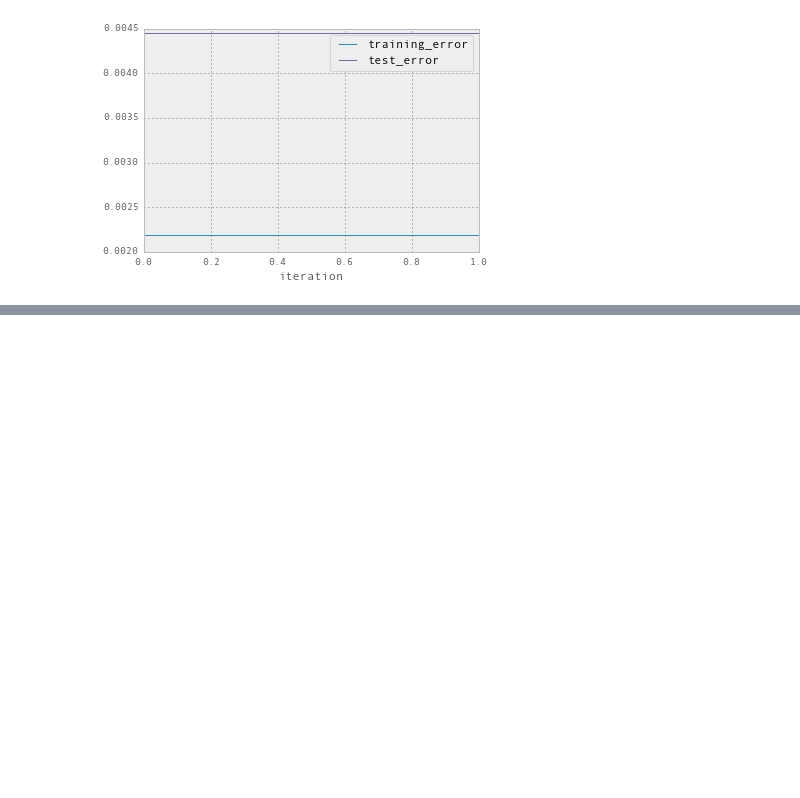
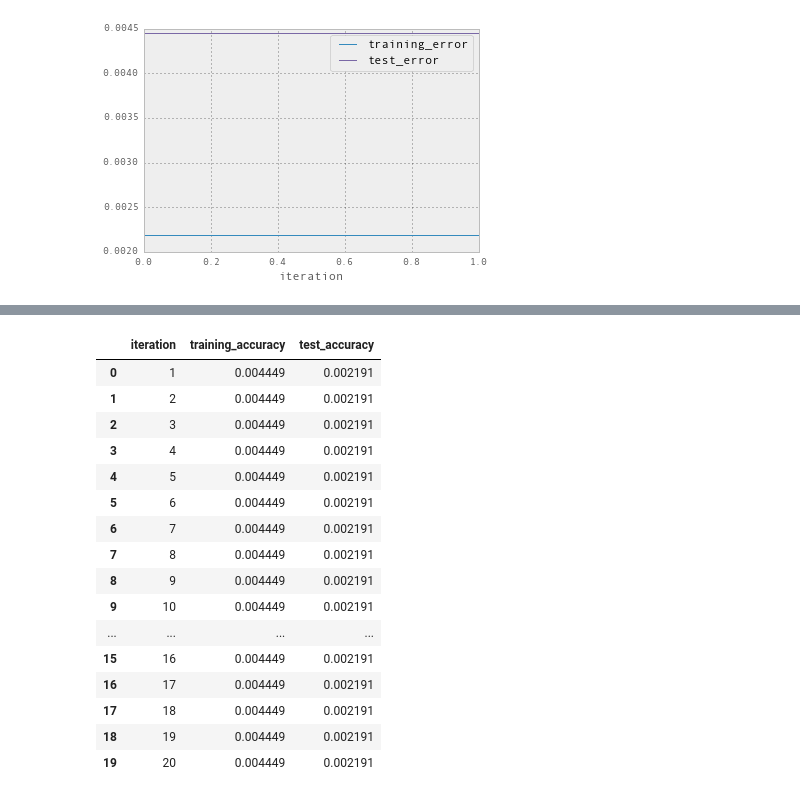
Before and after one commit to sshegheva/bag-of-algorithms, a Jupyter notebook: analysis/notebooks/neural_network.ipynb, the cells around one changed output, grey strips where cells are left out. Cells and saved outputs as stored; diff of their text form; code cells hidden in the pictures; blank space fills up the shorter version.

```diff
--- a/analysis/notebooks/neural_network.ipynb
+++ b/analysis/notebooks/neural_network.ipynb
@@ -131,0 +227,20 @@ Total error:
+# %%
+acc_df
+# %% [output]
+|  | iteration | training_accuracy | test_accuracy |
+| 0 | 1 | 0.004449 | 0.002191 |
+| 1 | 2 | 0.004449 | 0.002191 |
+| 2 | 3 | 0.004449 | 0.002191 |
+| 3 | 4 | 0.004449 | 0.002191 |
+| 4 | 5 | 0.004449 | 0.002191 |
+| 5 | 6 | 0.004449 | 0.002191 |
+| 6 | 7 | 0.004449 | 0.002191 |
+| 7 | 8 | 0.004449 | 0.002191 |
+| 8 | 9 | 0.004449 | 0.002191 |
+| 9 | 10 | 0.004449 | 0.002191 |
+| ... | ... | ... | ... |
+| 15 | 16 | 0.004449 | 0.002191 |
+| 16 | 17 | 0.004449 | 0.002191 |
+| 17 | 18 | 0.004449 | 0.002191 |
+| 18 | 19 | 0.004449 | 0.002191 |
+| 19 | 20 | 0.004449 | 0.002191 |
```
Also changed, not shown: parts of 11 cells of this notebook, 1 other file.
